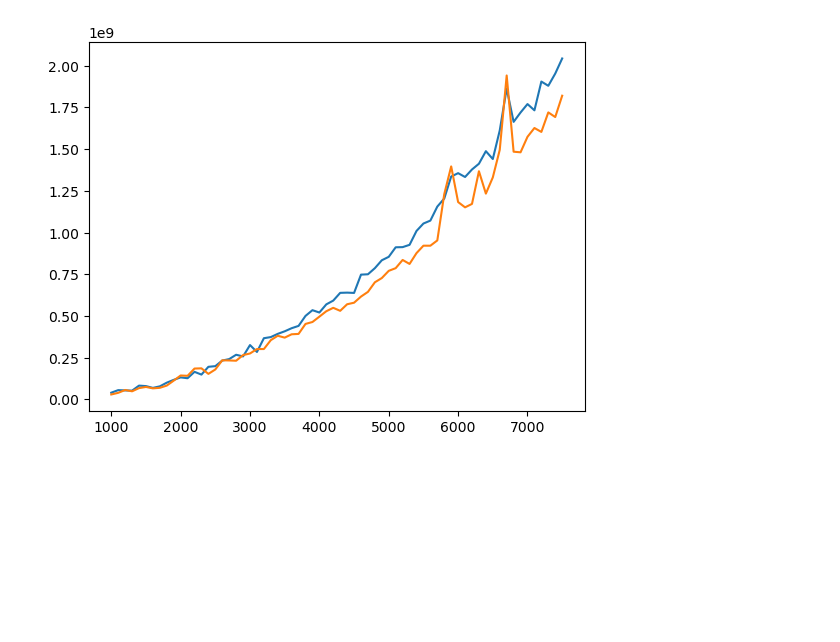
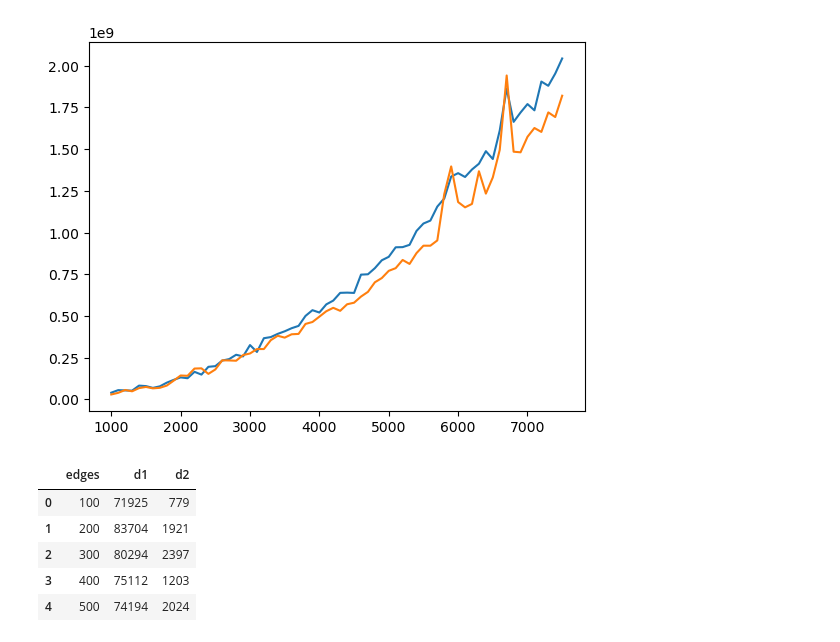
Before and after one commit to JeremyNathanJusuf/SC2001-Lab, a Jupyter notebook: Projects/Project2/graphs.ipynb, the cells around one changed output. Saved outputs shown, nothing was run; the diff lists cells and outputs as text; code cells hidden in the pictures; blank space fills up the shorter version.

```diff
--- a/Projects/Project2/graphs.ipynb
+++ b/Projects/Project2/graphs.ipynb
@@ -21,3 +16,13 @@ plt.plot(df['V'], df['list'])
 # %% [output]
 [<matplotlib.lines.Line2D at 0x...>]
 [figure]
+# %%
+sparse = pd.read_csv('./results/compareSparsity.csv')
+sparse.head()
+# %% [output]
+|  | edges | d1 | d2 |
+| 0 | 100 | 71925 | 779 |
+| 1 | 200 | 83704 | 1921 |
+| 2 | 300 | 80294 | 2397 |
+| 3 | 400 | 75112 | 1203 |
+| 4 | 500 | 74194 | 2024 |
```
Also changed, not shown: parts of 2 cells of this notebook, 2 other files.
